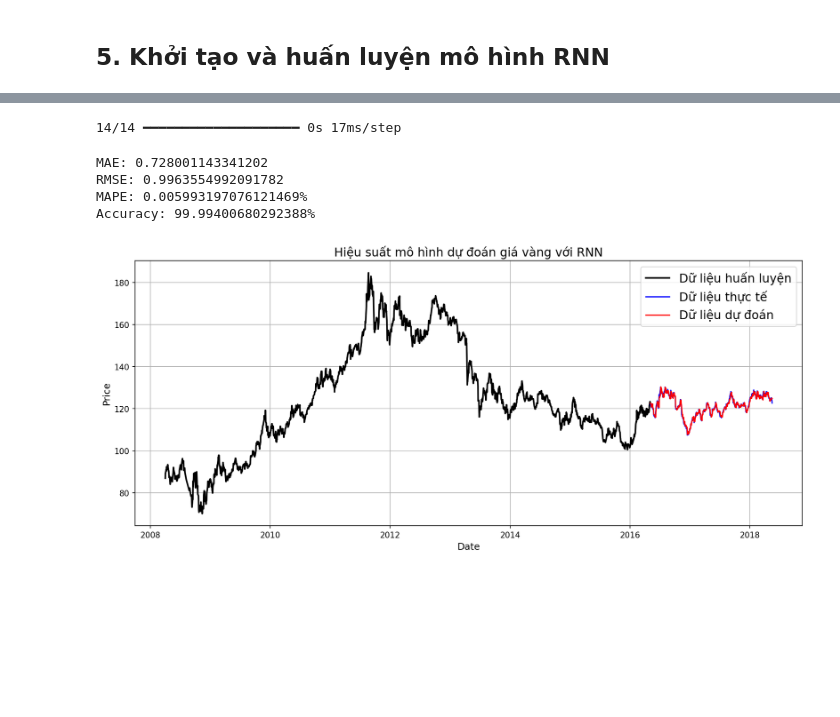
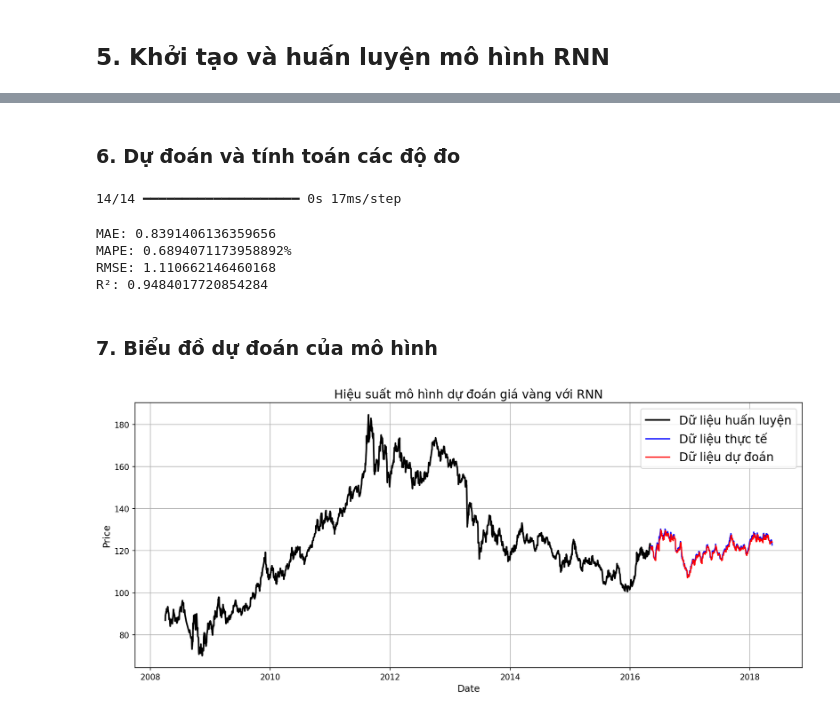
Before and after one commit to thanhpt1110/data-mining, a Jupyter notebook: Code (fixed)/RNN.ipynb, the cells around one changed output, grey strips where cells are left out. Cells and saved outputs as stored; diff of their text form; code cells hidden in the pictures; blank space fills up the shorter version.

Commit message:
chore: update code set index for Date

```diff
--- a/Code (fixed)/RNN.ipynb
+++ b/Code (fixed)/RNN.ipynb
@@ -10,9 +10,9 @@ import matplotlib.pyplot as plt
 ## 2. Đọc Dataset và chia data thành 2 bộ train và test
 # %%
 # Đọc dữ liệu từ file CSV, lấy các cột cần thiết và phân tích cột 'Date' làm chỉ mục
-df = pd.read_csv('./Data/gld_price_data.csv', index_col='Date', parse_dates=True, usecols=['Date','GLD', 'USO', 'SLV','EUR/USD'])
-df.sort_values(by='Date', ascending=True, inplace=True)
-df.reset_index(inplace=True)
+df = pd.read_csv('../Data/gld_price_data.csv', index_col='Date', parse_dates=True, usecols=['Date','GLD', 'USO', 'SLV','EUR/USD'])
+# df.sort_values(by='Date', ascending=True, inplace=True)
+# df.reset_index(inplace=True)
 
 # Loại bỏ các dòng có giá trị thiếu (NaN) trong dữ liệu
 df = df.dropna()
@@ -137,11 +136,16 @@ from keras.models import Sequential
 # Xây dựng mô hình RNN
 model = Sequential()
 
-# Thêm một lớp RNN
-model.add(SimpleRNN(units=50, activation='tanh', return_sequences=True, input_shape=(lookback, 1)))
+# Thêm lớp Input để xác định hình dạng đầu vào
+model.add(Input(shape=(lookback, 1)))
+
+# Thêm các lớp RNN và Dropout
+model.add(SimpleRNN(units=50, activation='tanh', return_sequences=True))
 model.add(Dropout(0.2))
 model.add(SimpleRNN(units=50, activation='tanh', return_sequences=False))
 model.add(Dropout(0.2))
+
+# Thêm lớp đầu ra
 model.add(Dense(units=1))  # Dự đoán một giá trị (giá vàng tiếp theo)
 
 # Biên dịch mô hình
@@ -170,3 +174,5 @@ Epoch 150/150
+# %% [markdown]
+### 6. Dự đoán và tính toán các độ đo
 # %%
 # Dự đoán trên tập kiểm tra
 predicted_prices = model.predict(X_test)
@@ -187,47 +193,52 @@ predictions_rescaled = scaler.inverse_transform(predicted_prices).flatten()
 
 # Mean Absolute Error (MAE)
 mae = mean_absolute_error(y_test_rescaled, predictions_rescaled)
+
 # Mean Absolute Percentage Error (MAPE)
-mape = mean_absolute_percentage_error(y_test_rescaled, predictions_rescaled)
+mape = mean_absolute_percentage_error(y_test_rescaled, predictions_rescaled) * 100
+
 # Root Mean Squared Error (RMSE)
 rmse = np.sqrt(mean_squared_error(y_test_rescaled, predictions_rescaled))
-# Accuracy
-accuracy = 100 - mape
+
+# R-squared (R²)
+r2 = r2_score(y_test_rescaled, predictions_rescaled)
 
 print(f"MAE: {mae}")
+print(f"MAPE: {mape}%")
 print(f"RMSE: {rmse}")
-print(f"MAPE: {mape}%")
-print(f"Accuracy: {accuracy}%")
+print(f"R²: {r2}")
 # %% [output]
-MAE: 0.728001143341202
-RMSE: 0.9963554992091782
-MAPE: 0.005993197076121469%
-Accuracy: 99.99400680292388%
+MAE: 0.8391406136359656
+MAPE: 0.6894071173958892%
+RMSE: 1.110662146460168
+R²: 0.9484017720854284
+# %% [markdown]
+### 7. Biểu đồ dự đoán của mô hình
 # %%
 plt.figure(figsize=(15, 6), dpi=150)
 
 sequence_length = 60
 
 # Đảo ngược chuẩn hóa cho y_train
 y_train_rescaled = scaler.inverse_transform(y_train.reshape(-1, 1)).flatten()
 
 # Sau đó vẽ lại dữ liệu huấn luyện
-plt.plot(df['Date'][lookback:train_size + lookback], y_train_rescaled, color='black', lw=2, label='Dữ liệu huấn luyện')
+plt.plot(df.index[lookback:train_size + lookback], y_train_rescaled, color='black', lw=2, label='Dữ liệu huấn luyện')
 
 # Vẽ dữ liệu thực tế từ tập kiểm tra
-plt.plot(df['Date'][train_size + lookback:], y_test_rescaled, label='Dữ liệu thực tế', color='blue')
+plt.plot(df.index[train_size + lookback:], y_test_rescaled, label='Dữ liệu thực tế', color='blue')
 
 # Vẽ dữ liệu dự đoán
-plt.plot(df['Date'][train_size + lookback:], predictions_rescaled, label='Dữ liệu dự đoán', color='red')
+plt.plot(df.index[train_size + lookback:], predictions_rescaled, label='Dữ liệu dự đoán', color='red')
 
 # Thêm tiêu đề, nhãn, và chú thích
 plt.title('Hiệu suất mô hình dự đoán giá vàng với RNN', fontsize=15)
 plt.xlabel('Date', fontsize=12)
 plt.ylabel('Price', fontsize=12)
 plt.grid(True)
 plt.legend(['Dữ liệu huấn luyện', 'Dữ liệu thực tế', 'Dữ liệu dự đoán'], prop={'size': 15})
 
 # Hiển thị biểu đồ
 plt.show()
 # %% [output]
-[figure, old version]
+[figure, new version]
```
Also changed, not shown: parts of 6 cells of this notebook, 8 other files.
